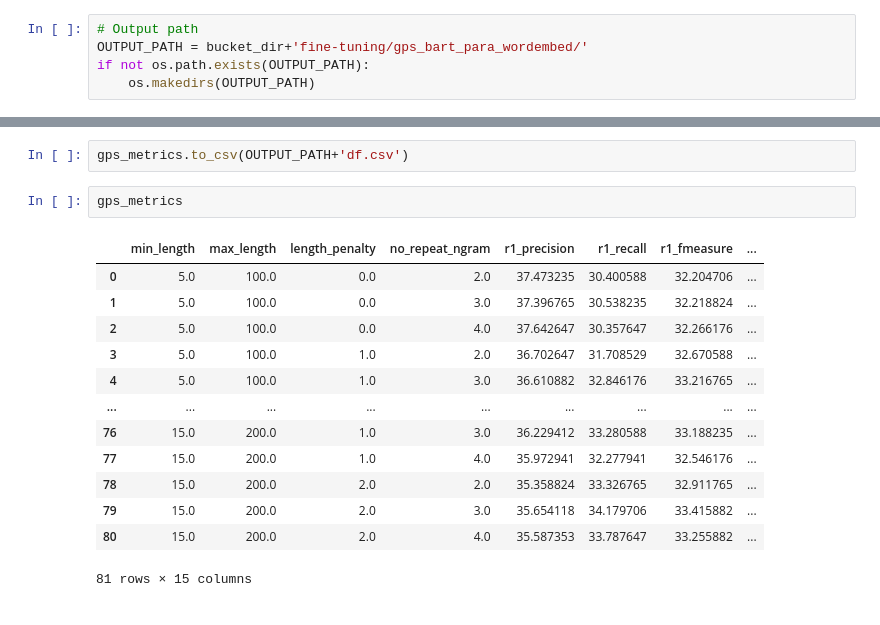
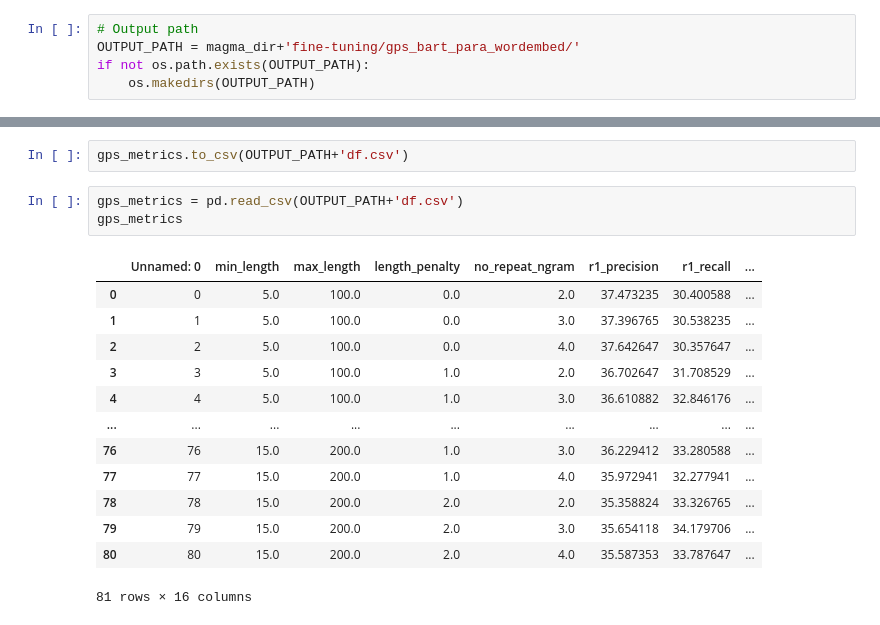
Before and after one commit to marcoabrate/transformers_magma_learning, a Jupyter notebook: fine-tuning/gps_bart_para_wordembed.ipynb, the cells around one changed output, grey strips where cells are left out. Drawn from its saved outputs; the diff is of its cells as text.

```diff
--- a/fine-tuning/gps_bart_para_wordembed.ipynb
+++ b/fine-tuning/gps_bart_para_wordembed.ipynb
@@ -27,7 +27,7 @@ MODEL = 'bart'
 MODELS = {}
 # %%
 # Output path
-OUTPUT_PATH = bucket_dir+'fine-tuning/gps_bart_para_wordembed/'
+OUTPUT_PATH = magma_dir+'fine-tuning/gps_bart_para_wordembed/'
 if not os.path.exists(OUTPUT_PATH):
     os.makedirs(OUTPUT_PATH)
 # %% [markdown]
@@ -227,19 +227,20 @@ lactated Ringer's solution on important outcomes such as OF or mortality is unkn
 addr
 # %%
 gps_metrics.to_csv(OUTPUT_PATH+'df.csv')
-# %%
-gps_metrics
-# %% [output]
-|  | min_length | max_length | length_penalty | no_repeat_ngram | r1_precision | r1_recall | r1_fmeasure | ... |
-| 0 | 5.0 | 100.0 | 0.0 | 2.0 | 37.473235 | 30.400588 | 32.204706 | ... |
-| 1 | 5.0 | 100.0 | 0.0 | 3.0 | 37.396765 | 30.538235 | 32.218824 | ... |
-| 2 | 5.0 | 100.0 | 0.0 | 4.0 | 37.642647 | 30.357647 | 32.266176 | ... |
-| 3 | 5.0 | 100.0 | 1.0 | 2.0 | 36.702647 | 31.708529 | 32.670588 | ... |
-| 4 | 5.0 | 100.0 | 1.0 | 3.0 | 36.610882 | 32.846176 | 33.216765 | ... |
-| ... | ... | ... | ... | ... | ... | ... | ... | ... |
-| 76 | 15.0 | 200.0 | 1.0 | 3.0 | 36.229412 | 33.280588 | 33.188235 | ... |
-| 77 | 15.0 | 200.0 | 1.0 | 4.0 | 35.972941 | 32.277941 | 32.546176 | ... |
-| 78 | 15.0 | 200.0 | 2.0 | 2.0 | 35.358824 | 33.326765 | 32.911765 | ... |
-| 79 | 15.0 | 200.0 | 2.0 | 3.0 | 35.654118 | 34.179706 | 33.415882 | ... |
-| 80 | 15.0 | 200.0 | 2.0 | 4.0 | 35.587353 | 33.787647 | 33.255882 | ... |
-81 rows × 15 columns
+# %%
+gps_metrics = pd.read_csv(OUTPUT_PATH+'df.csv')
+gps_metrics
+# %% [output]
+|  | Unnamed: 0 | min_length | max_length | length_penalty | no_repeat_ngram | r1_precision | r1_recall | ... |
+| 0 | 0 | 5.0 | 100.0 | 0.0 | 2.0 | 37.473235 | 30.400588 | ... |
+| 1 | 1 | 5.0 | 100.0 | 0.0 | 3.0 | 37.396765 | 30.538235 | ... |
+| 2 | 2 | 5.0 | 100.0 | 0.0 | 4.0 | 37.642647 | 30.357647 | ... |
+| 3 | 3 | 5.0 | 100.0 | 1.0 | 2.0 | 36.702647 | 31.708529 | ... |
+| 4 | 4 | 5.0 | 100.0 | 1.0 | 3.0 | 36.610882 | 32.846176 | ... |
+| ... | ... | ... | ... | ... | ... | ... | ... | ... |
+| 76 | 76 | 15.0 | 200.0 | 1.0 | 3.0 | 36.229412 | 33.280588 | ... |
+| 77 | 77 | 15.0 | 200.0 | 1.0 | 4.0 | 35.972941 | 32.277941 | ... |
+| 78 | 78 | 15.0 | 200.0 | 2.0 | 2.0 | 35.358824 | 33.326765 | ... |
+| 79 | 79 | 15.0 | 200.0 | 2.0 | 3.0 | 35.654118 | 34.179706 | ... |
+| 80 | 80 | 15.0 | 200.0 | 2.0 | 4.0 | 35.587353 | 33.787647 | ... |
+81 rows × 16 columns
```
Also changed, not shown: parts of 3 cells of this notebook, 4 other files.
